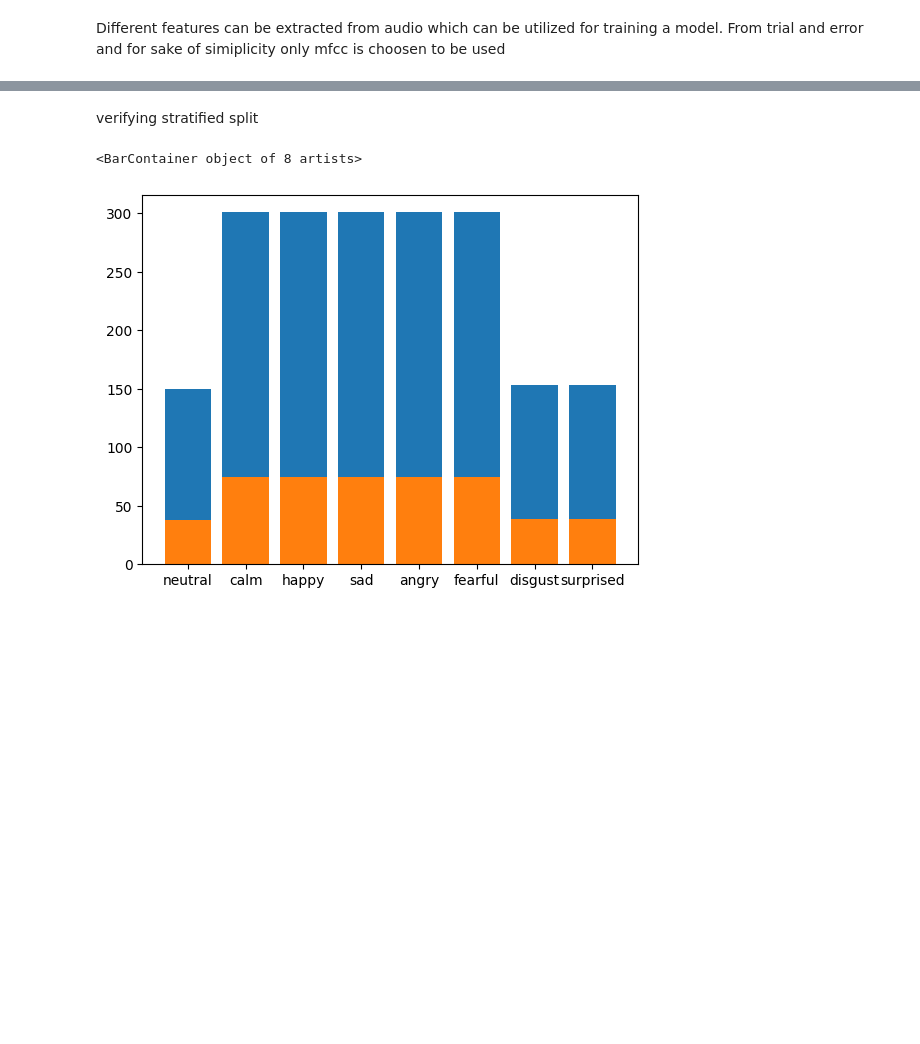
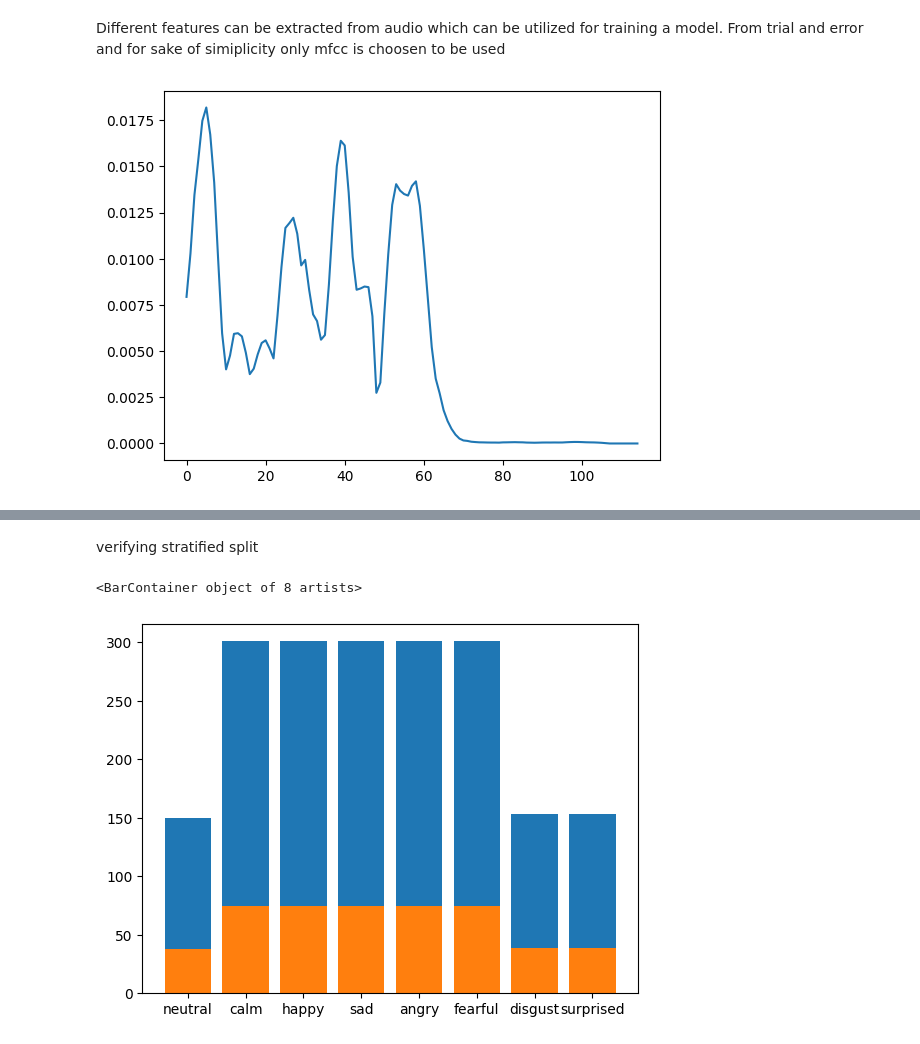
Before and after one commit to AryanshVasu/emotion_classification, a Jupyter notebook: audioClassification.ipynb, the cells around one changed output, grey strips where cells are left out. Drawn from its saved outputs; the diff is of its cells as text; code cells hidden in the pictures; blank space fills up the shorter version.

```diff
--- a/audioClassification.ipynb
+++ b/audioClassification.ipynb
@@ -26,2 +61,9 @@ Audio(sig,rate=sr)
 # %% [markdown]
 Different features can be extracted from audio which can be utilized for training a model. From trial and error and for sake of simiplicity only mfcc is choosen to be used
+# %%
+rms = librosa.feature.rms(y=audios[0])[0]
+# rms
+plt.plot(rms)
+plt.show()
+# %% [output]
+[figure, added]
```
Also changed, not shown: parts of 33 cells of this notebook, 1 other file.
